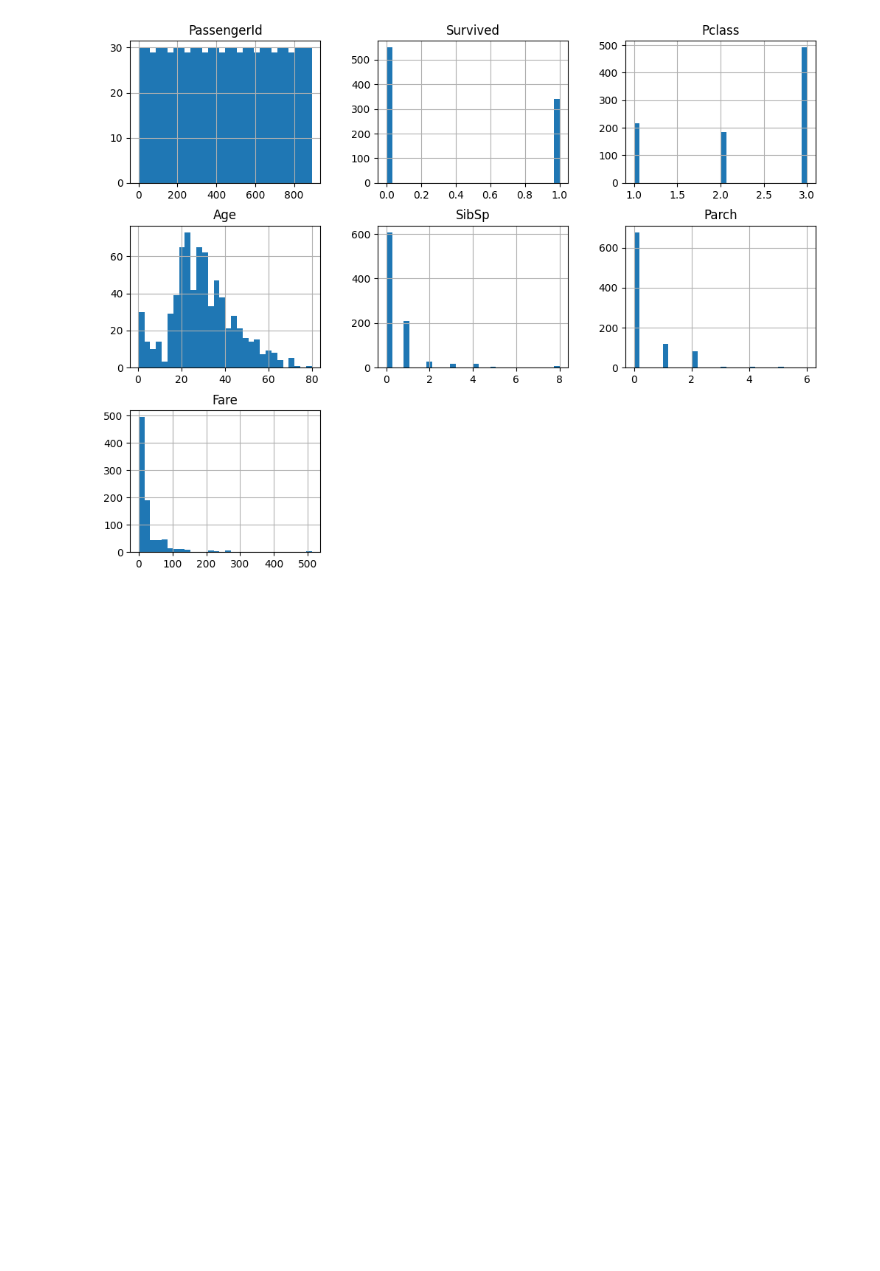
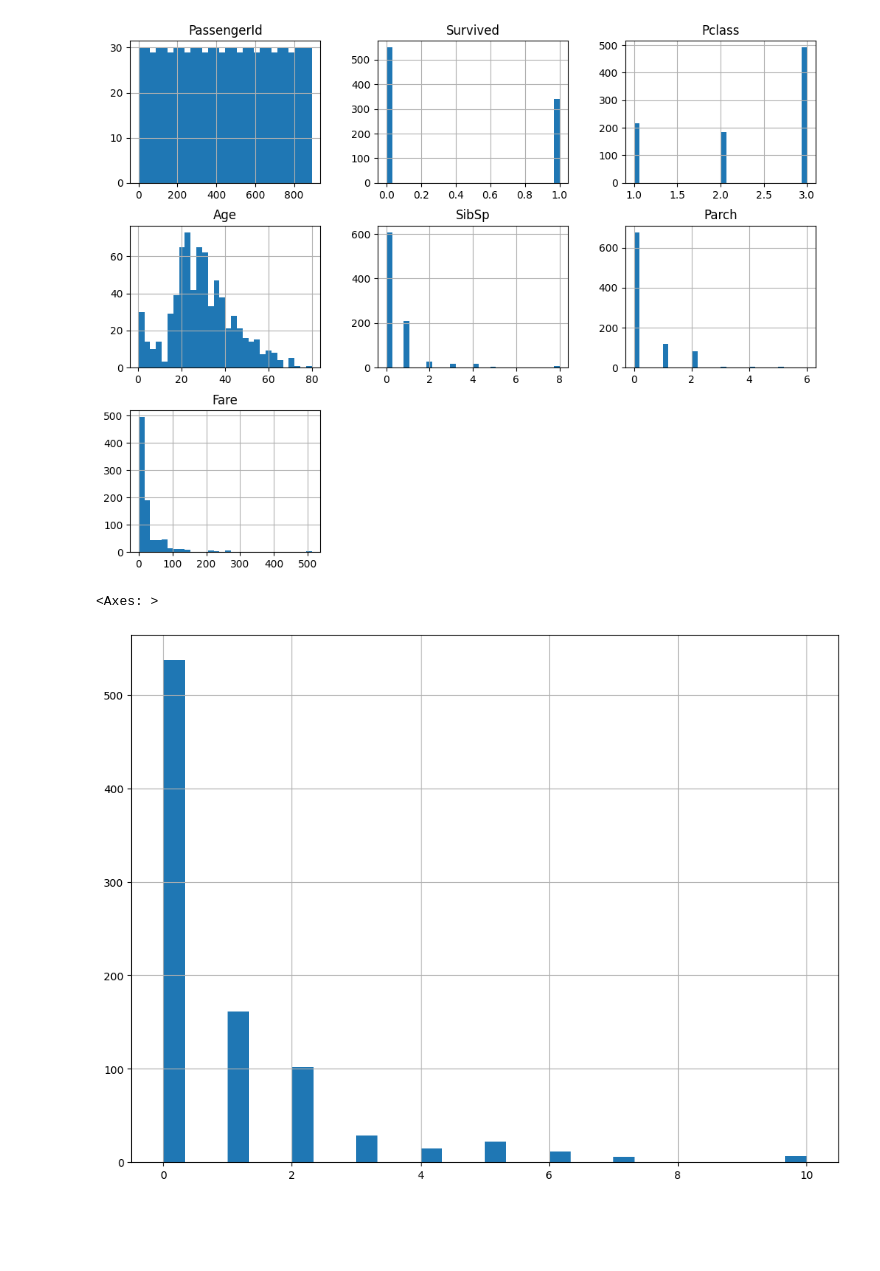
Before and after one commit to caden-maxwell/titanic_cs4320, a Jupyter notebook: final_report.ipynb, the cells around one changed output. Cells and saved outputs as stored; diff of their text form; code cells hidden in the pictures; blank space fills up the shorter version.

```diff
--- a/final_report.ipynb
+++ b/final_report.ipynb
@@ -169,6 +169,12 @@ array([[<Axes: title={'center': 'PassengerId'}>,
        [<Axes: title={'center': 'Fare'}>, <Axes: >, <Axes: >]],
       dtype=object)
 [figure]
+# %%
+def get_total_relatives(df):
+    return df["SibSp"] + df["Parch"]
+# %% [output]
+<Axes: >
+[figure, added]
 # %% [markdown]
 <!-- END QUESTION -->
 
```
Also changed, not shown: parts of 4 cells of this notebook.
